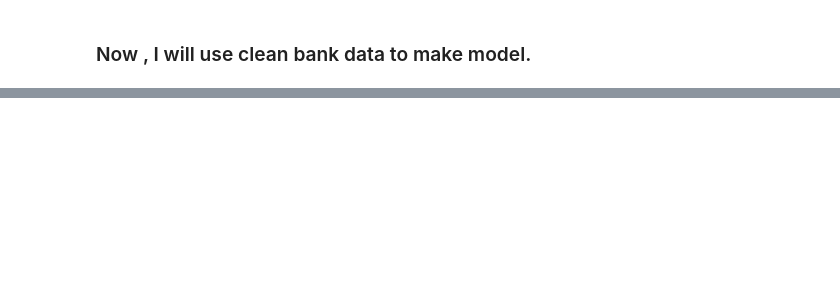
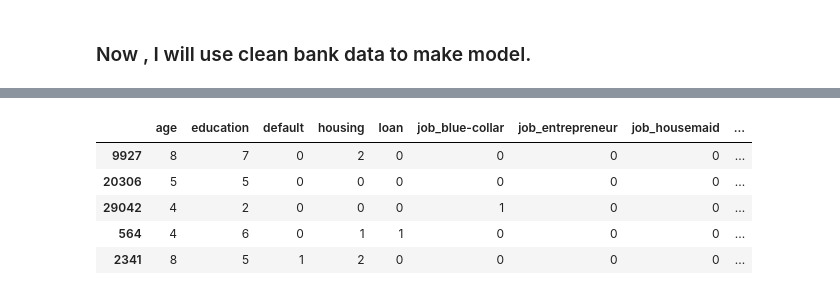
Before and after one commit to kanchanrenu/Bank_propensity_model, a Jupyter notebook: Model_with_clean_bank_data.ipynb, the cells around one changed output, grey strips where cells are left out. Saved outputs shown, nothing was run; the diff lists cells and outputs as text; code cells hidden in the pictures; blank space fills up the shorter version.

```diff
--- a/Model_with_clean_bank_data.ipynb
+++ b/Model_with_clean_bank_data.ipynb
@@ -10,6 +10,10 @@ import seaborn as sns
 %matplotlib inline
 import warnings
 warnings.filterwarnings('ignore')
+# %%
+pd.set_option('display.max_columns', 999)
+# %%
+pd.set_option('display.max_rows', 999)
 # %%
 bank_model=pd.read_csv('/Users/kanchansingh/git project/Bank_propensity_model/clean_data.csv')
 # %%
@@ -24,0 +74,9 @@ bank_model.head()
+# %%
+X_train.head()
+# %% [output]
+|  | age | education | default | housing | loan | job_blue-collar | job_entrepreneur | job_housemaid | ... |
+| 9927 | 8 | 7 | 0 | 2 | 0 | 0 | 0 | 0 | ... |
+| 20306 | 5 | 5 | 0 | 0 | 0 | 0 | 0 | 0 | ... |
+| 29042 | 4 | 2 | 0 | 0 | 0 | 1 | 0 | 0 | ... |
+| 564 | 4 | 6 | 0 | 1 | 1 | 0 | 0 | 0 | ... |
+| 2341 | 8 | 5 | 1 | 2 | 0 | 0 | 0 | 0 | ... |
```
Also changed, not shown: parts of 24 cells of this notebook.
